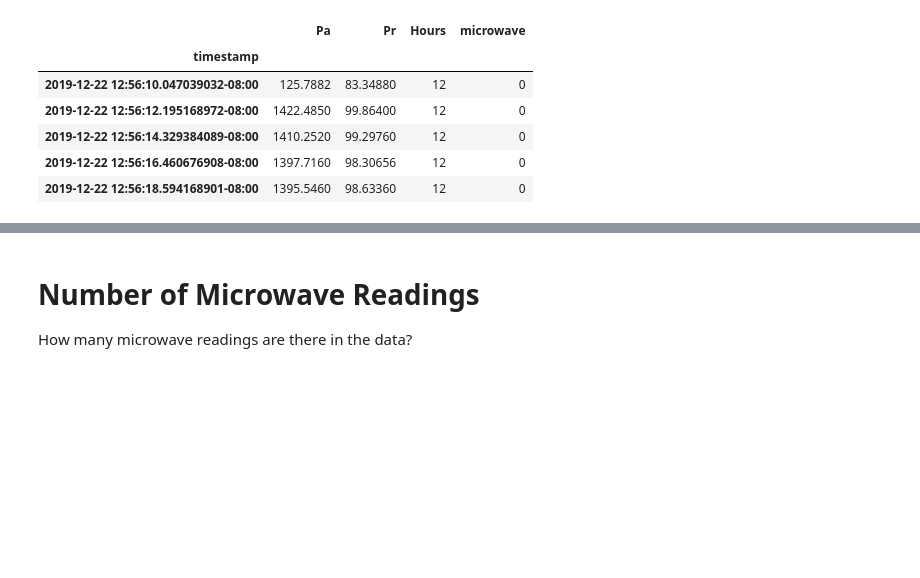
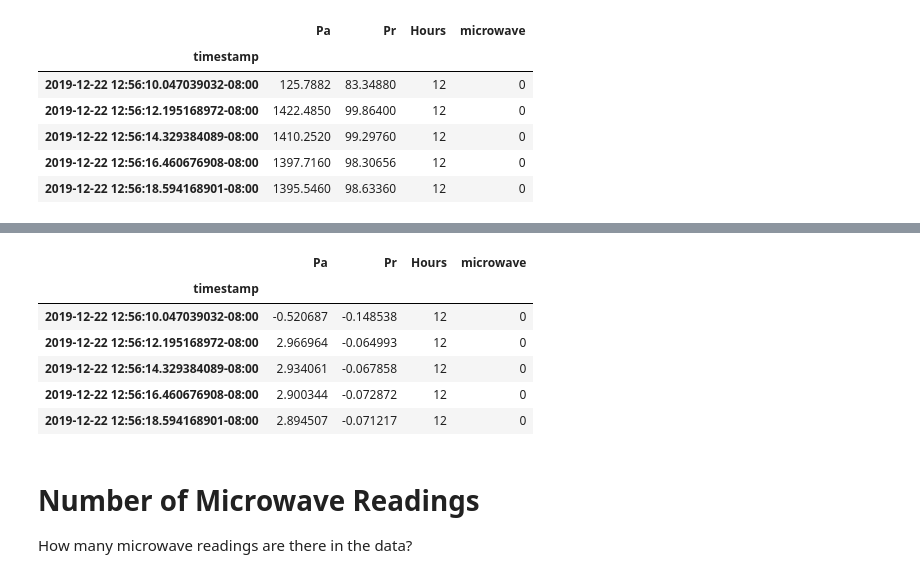
Before and after one commit to BitKnitting/FitHome_DeepLearning_1, a Jupyter notebook: notebooks/dl_process.ipynb, the cells around one changed output, grey strips where cells are left out. Saved outputs shown, nothing was run; the diff lists cells and outputs as text; code cells hidden in the pictures; blank space fills up the shorter version.

```diff
--- a/notebooks/dl_process.ipynb
+++ b/notebooks/dl_process.ipynb
@@ -318,3 +322,15 @@ df_preprocessed_data.head()
+# %%
+scaler = StandardScaler()
+df_preprocessed_data[['Pa','Pr']] = scaler.fit_transform(df_preprocessed_data[['Pa','Pr']])
+df_preprocessed_data.head()
+# %% [output]
+|  | Pa | Pr | Hours | microwave |
+| timestamp |  |  |  |  |
+| 2019-12-22 12:56:10.047039032-08:00 | -0.520687 | -0.148538 | 12 | 0 |
+| 2019-12-22 12:56:12.195168972-08:00 | 2.966964 | -0.064993 | 12 | 0 |
+| 2019-12-22 12:56:14.329384089-08:00 | 2.934061 | -0.067858 | 12 | 0 |
+| 2019-12-22 12:56:16.460676908-08:00 | 2.900344 | -0.072872 | 12 | 0 |
+| 2019-12-22 12:56:18.594168901-08:00 | 2.894507 | -0.071217 | 12 | 0 |
 # %% [markdown]
 # Number of Microwave Readings
 How many microwave readings are there in the data?
```
Also changed, not shown: parts of 2 cells of this notebook.
